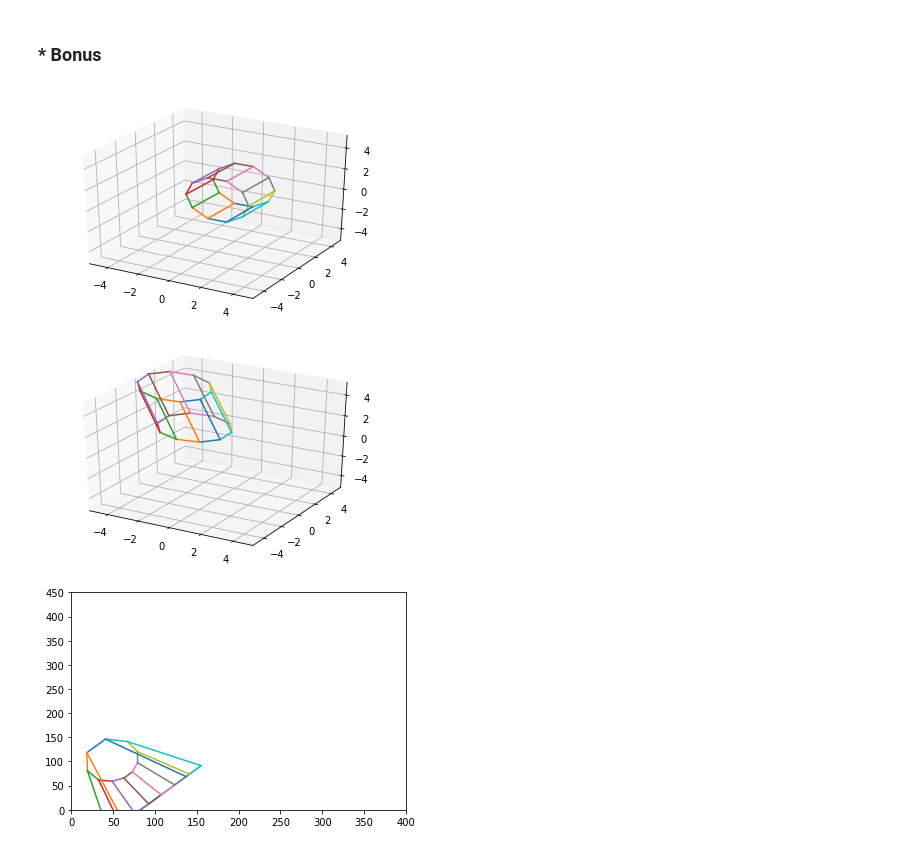
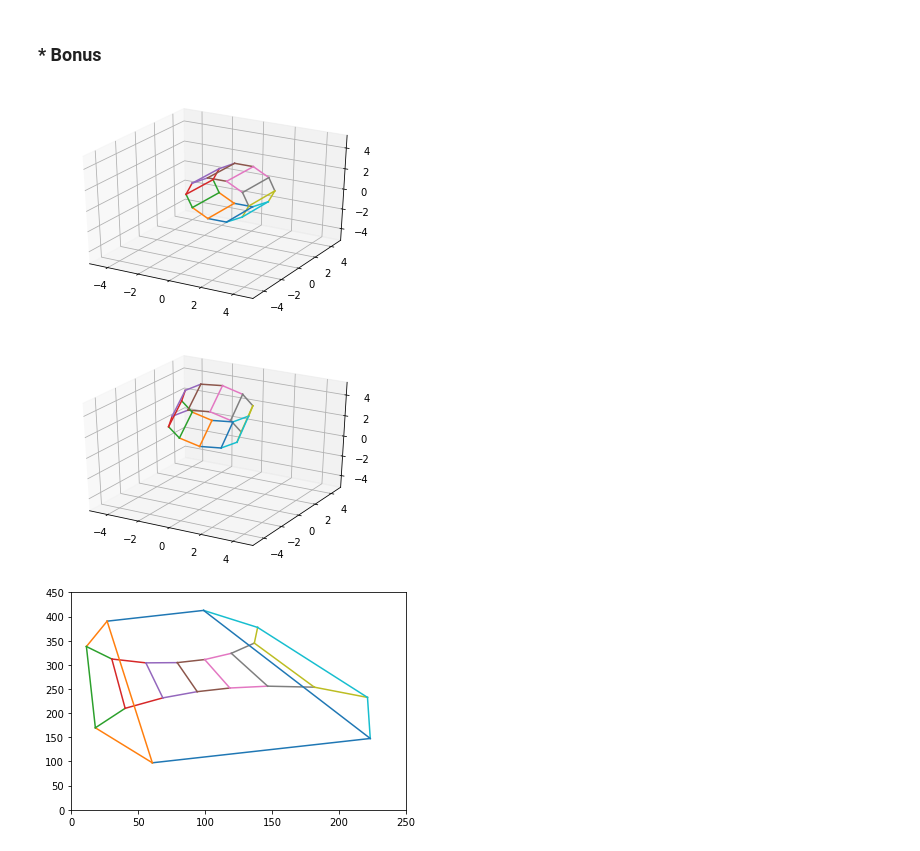
Before and after one commit to happyhyowon/assignment, a Jupyter notebook: vision/assignment1/renderer.ipynb, the cells around one changed output. Drawn from its saved outputs; the diff is of its cells as text; code cells hidden in the pictures.

```diff
--- a/vision/assignment1/renderer.ipynb
+++ b/vision/assignment1/renderer.ipynb
@@ -207,21 +207,22 @@ edges = [(0,1),(1,2),(2,3),(3,4),(4,5),(5,6),(6,7),(7,8),(8,9),(9,0),
 # %%
 vertices_ = vertices * 0.2
 
-camera_orientation = np.array([0, 0, 0.9])
+camera_position = np.array([0, 1, -3])
+camera_orientation = np.array([0, 0, 0.3])
 f = 0.5
-s = np.array([0.5, 0.5])
+s = np.array([0.5, 1.5])
 
 show_3d(vertices_, edges)
 extrinsic = get_extrinsic_matrix(camera_position, camera_orientation, verbose=gVerbose)
 result_extrinsic = np.dot(extrinsic, to_homogenous(vertices_, verbose=gVerbose).T)
 show_3d(result_extrinsic.T, edges)
 
 intrinsic = get_intrinsic_matrix(f, s, verbose=gVerbose)
 transform = np.dot(intrinsic, np.dot(projection, result_extrinsic))
 transform2D = from_homogenous(transform.T, verbose=gVerbose)
 pixelsx200 = transform2D * (200, 200)
-show_2d(pixelsx200, edges, (400, 450))
+show_2d(pixelsx200, edges, (250, 450))
 # %% [output]
 [figure]
-[figure, old version]
+[figure, new version]
-[figure, old version]
+[figure, new version]
```
